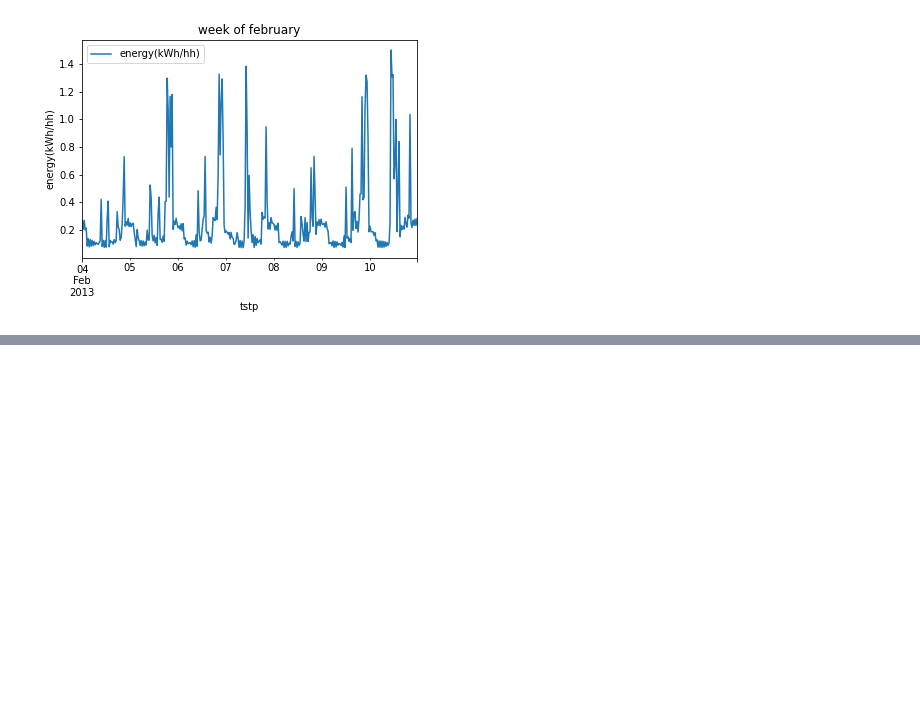
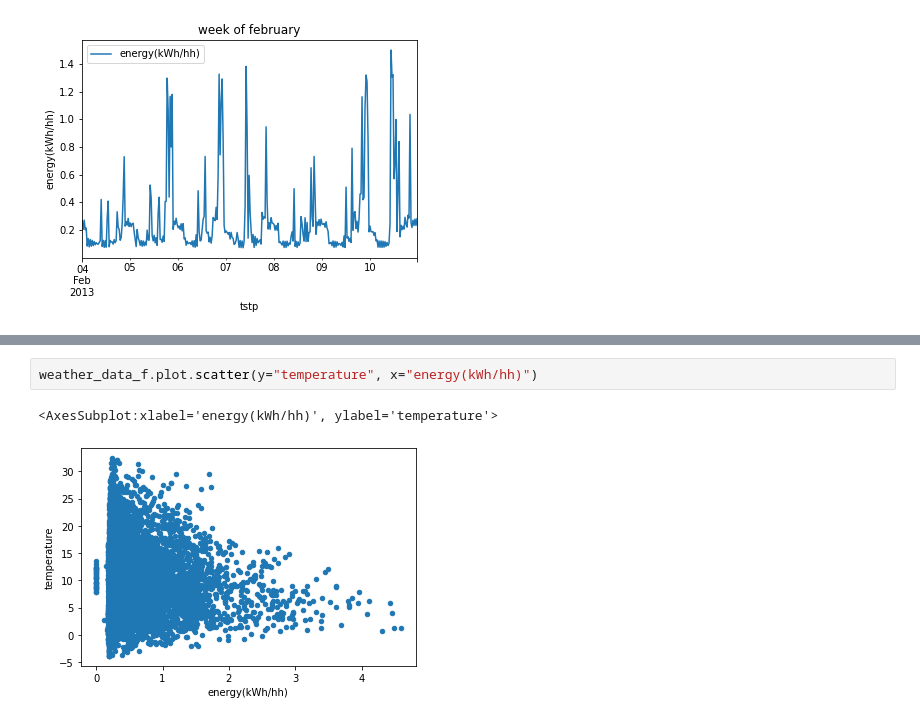
Before and after one commit to SindreMohr/Bachelor_thesis, a Jupyter notebook: halfhourly_data_visualization.ipynb, the cells around one changed output, grey strips where cells are left out. Cells and saved outputs as stored; diff of their text form; blank space fills up the shorter version.

```diff
--- a/halfhourly_data_visualization.ipynb
+++ b/halfhourly_data_visualization.ipynb
@@ -145,0 +224,5 @@ aff_hh_df.loc["2013-02-04":"2013-02-10"].plot( y ="energy(kWh/hh)", ylabel = "en
+# %%
+weather_data_f.plot.scatter(y="temperature", x="energy(kWh/hh)")
+# %% [output]
+<AxesSubplot:xlabel='energy(kWh/hh)', ylabel='temperature'>
+[figure, added]
```
Also changed, not shown: parts of 15 cells of this notebook.
